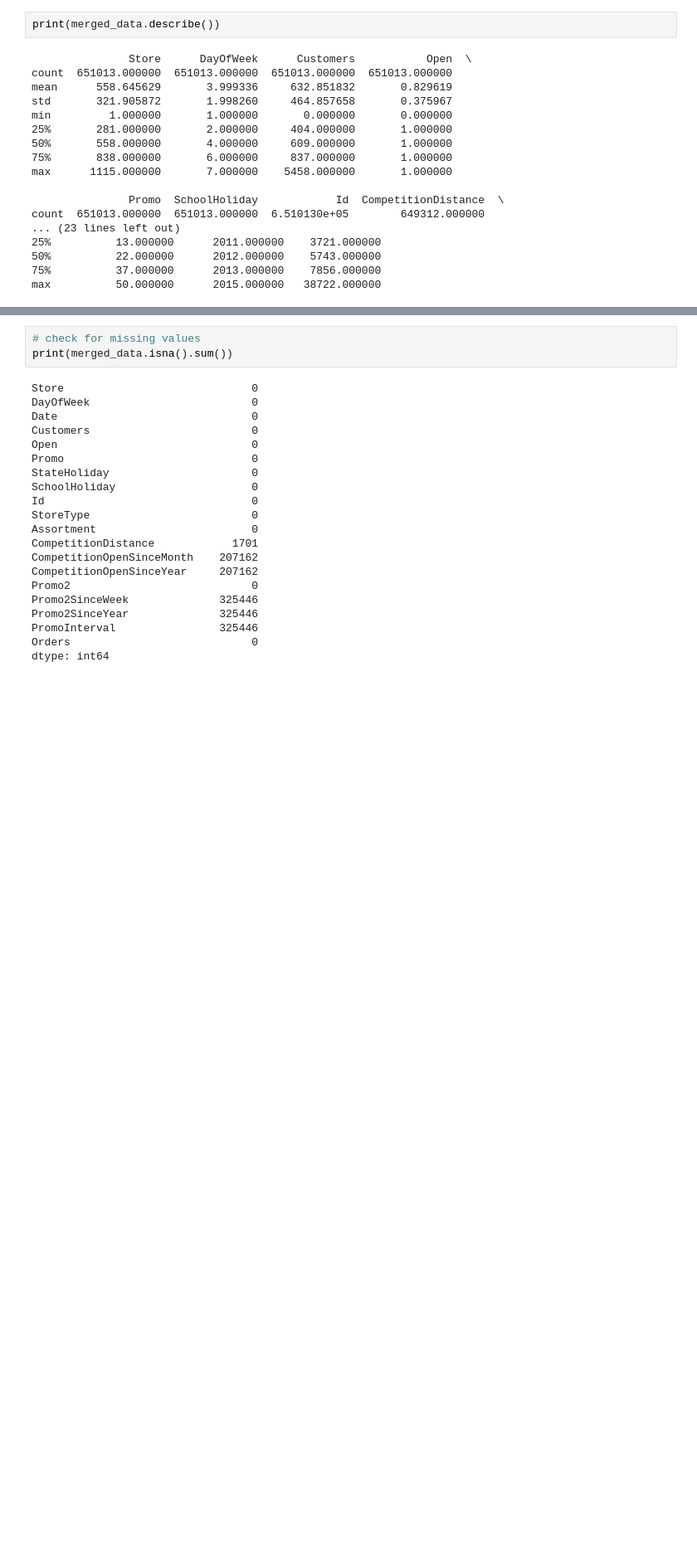
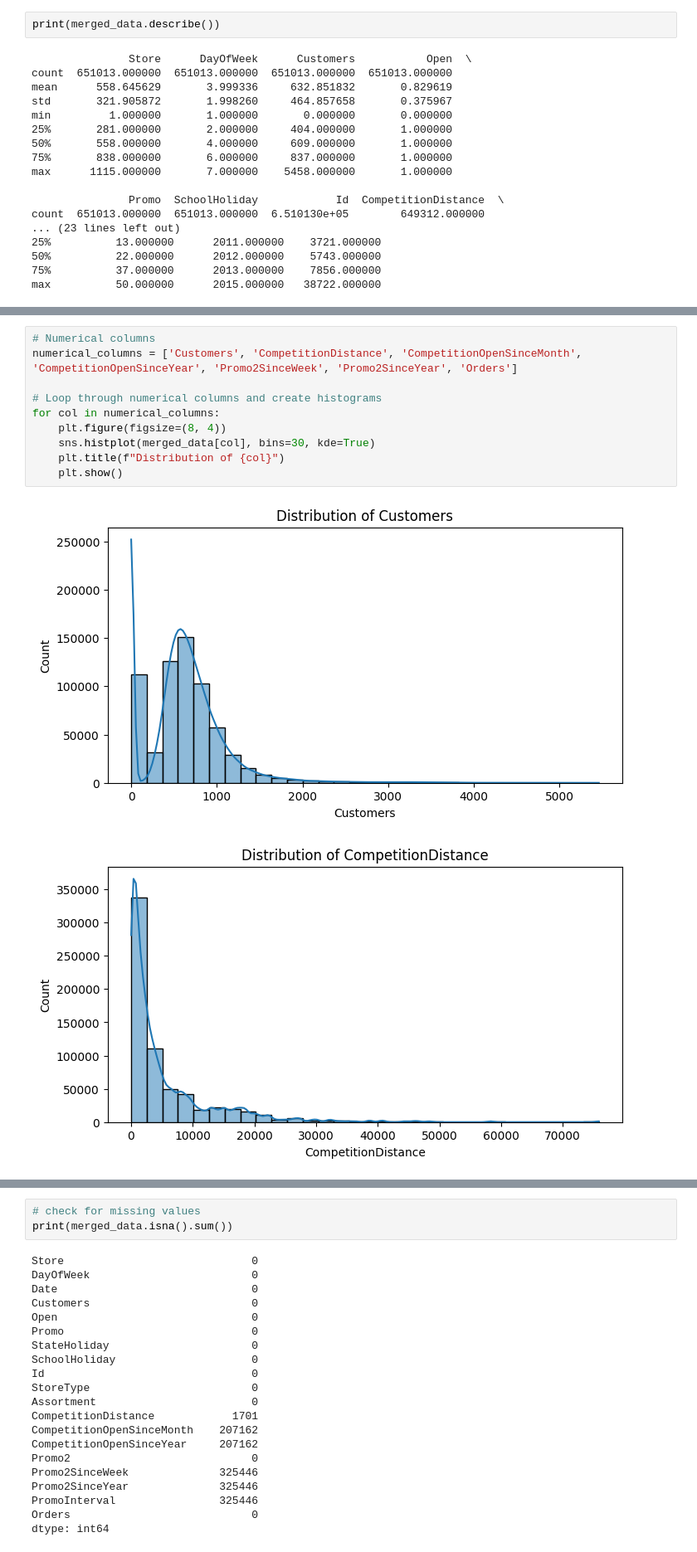
Before and after one commit to chawthinn/linear_regression_assg_retail_store, a Jupyter notebook: V1.1_Chaw_Thinn_Assg4_BDM1034.ipynb, the cells around one changed output, grey strips where cells are left out. Shown at 83% size. Drawn from its saved outputs; the diff is of its cells as text; blank space fills up the shorter version.

```diff
--- a/V1.1_Chaw_Thinn_Assg4_BDM1034.ipynb
+++ b/V1.1_Chaw_Thinn_Assg4_BDM1034.ipynb
@@ -67,0 +111,13 @@ max          50.000000      2015.000000   38722.000000
+# %%
+# Numerical columns
+numerical_columns = ['Customers', 'CompetitionDistance', 'CompetitionOpenSinceMonth', 'CompetitionOpenSinceYear', 'Promo2SinceWeek', 'Promo2SinceYear', 'Orders']
+
+# Loop through numerical columns and create histograms
+for col in numerical_columns:
+    plt.figure(figsize=(8, 4))
+    sns.histplot(merged_data[col], bins=30, kde=True)
+    plt.title(f"Distribution of {col}")
+    plt.show()
+# %% [output]
+[figure, added]
+[figure, added]
```
Also changed, not shown: parts of 31 cells of this notebook, 1 other file.
